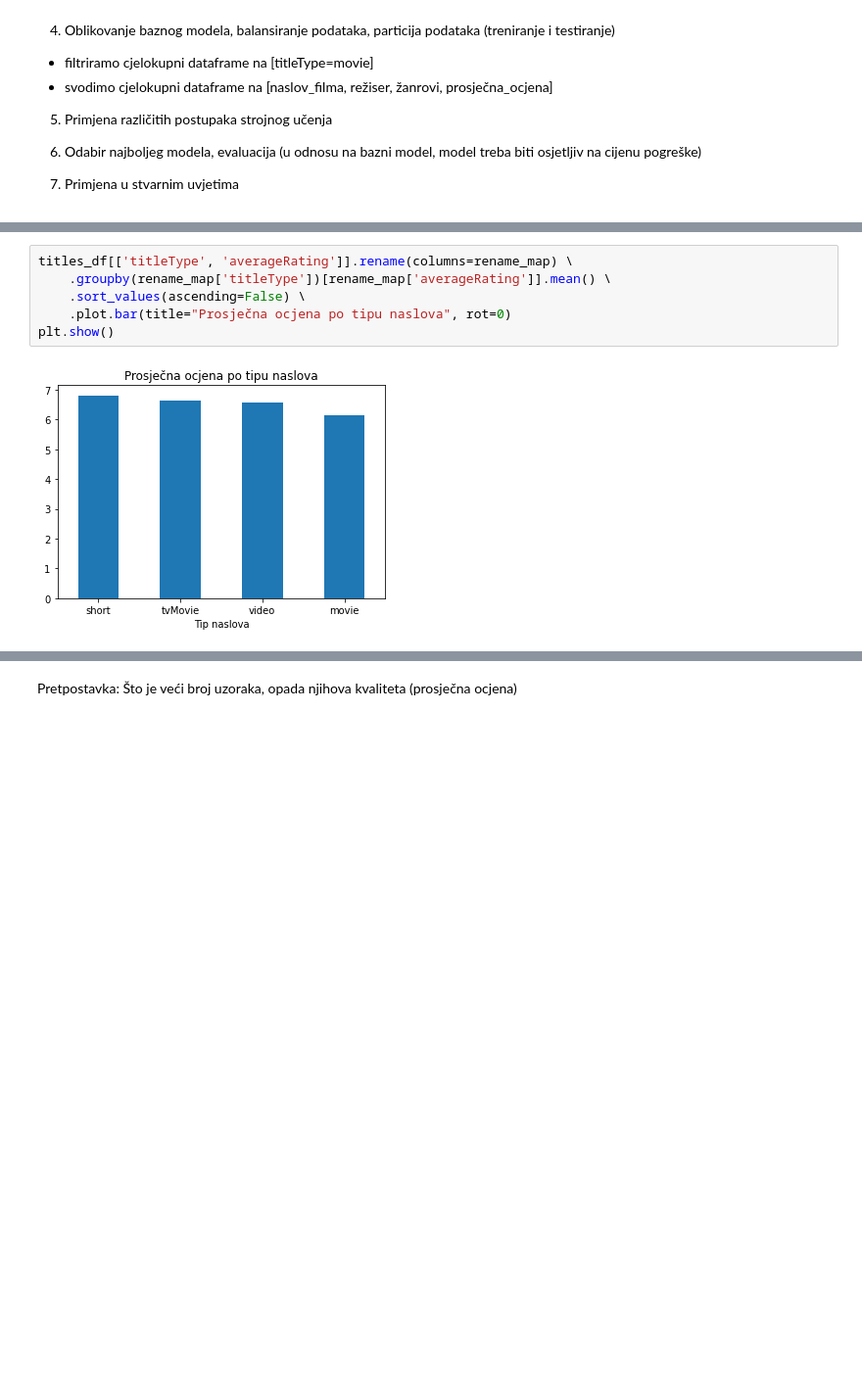
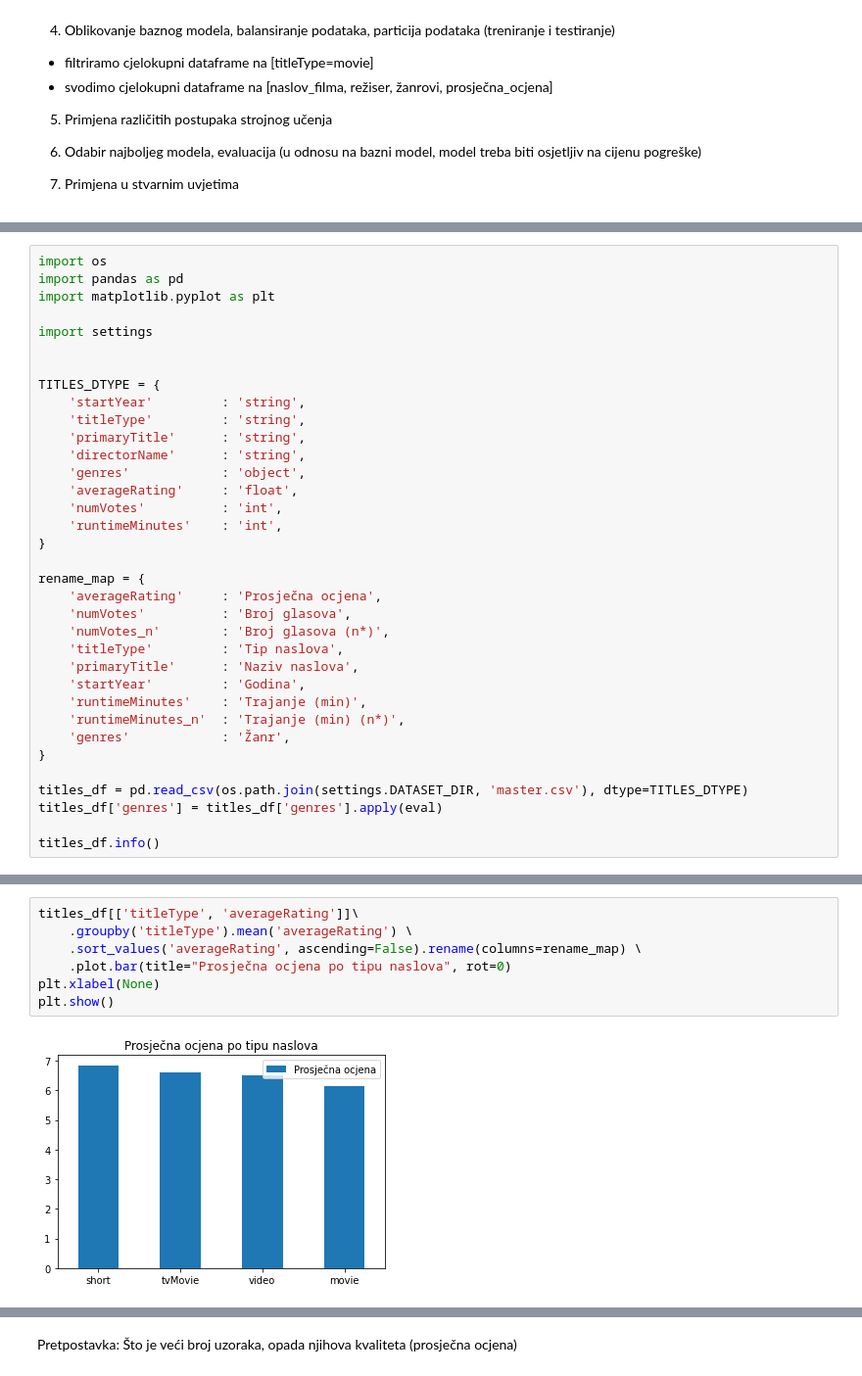
Before and after one commit to andhrelja/imdb-analysis, a Jupyter notebook: prepare.ipynb, the cells around one changed output, grey strips where cells are left out. Shown at 98% size. Saved outputs shown, nothing was run; the diff lists cells and outputs as text; blank space fills up the shorter version.

```diff
--- a/prepare.ipynb
+++ b/prepare.ipynb
@@ -48,0 +24,35 @@ titles_df = titles_df[titles_df['titleType'].isin(include_types)]
+# %%
+import os
+import pandas as pd
+import matplotlib.pyplot as plt
+
+import settings
+
+
+TITLES_DTYPE = {
+    'startYear'         : 'string',
+    'titleType'         : 'string',
+    'primaryTitle'      : 'string',
+    'directorName'      : 'string',
+    'genres'            : 'object',
+    'averageRating'     : 'float',
+    'numVotes'          : 'int',
+    'runtimeMinutes'    : 'int',
+}
+
+rename_map = {
+    'averageRating'     : 'Prosječna ocjena',
+    'numVotes'          : 'Broj glasova',
+    'numVotes_n'        : 'Broj glasova (n*)',
+    'titleType'         : 'Tip naslova',
+    'primaryTitle'      : 'Naziv naslova',
+    'startYear'         : 'Godina',
+    'runtimeMinutes'    : 'Trajanje (min)',
+    'runtimeMinutes_n'  : 'Trajanje (min) (n*)',
+    'genres'            : 'Žanr',
+}
+
+titles_df = pd.read_csv(os.path.join(settings.DATASET_DIR, 'master.csv'), dtype=TITLES_DTYPE)
+titles_df['genres'] = titles_df['genres'].apply(eval)
+
+titles_df.info()
@@ -54,8 +81,9 @@ titles_df['titleType'].value_counts().plot.bar(title='Broj naslova po tipu naslo
 # %%
-titles_df[['titleType', 'averageRating']].rename(columns=rename_map) \
-    .groupby(rename_map['titleType'])[rename_map['averageRating']].mean() \
-    .sort_values(ascending=False) \
+titles_df[['titleType', 'averageRating']]\
+    .groupby('titleType').mean('averageRating') \
+    .sort_values('averageRating', ascending=False).rename(columns=rename_map) \
     .plot.bar(title="Prosječna ocjena po tipu naslova", rot=0)
+plt.xlabel(None)
 plt.show()
 # %% [output]
-[figure, old version]
+[figure, new version]
```
Also changed, not shown: parts of 21 cells of this notebook, 1 other file.
